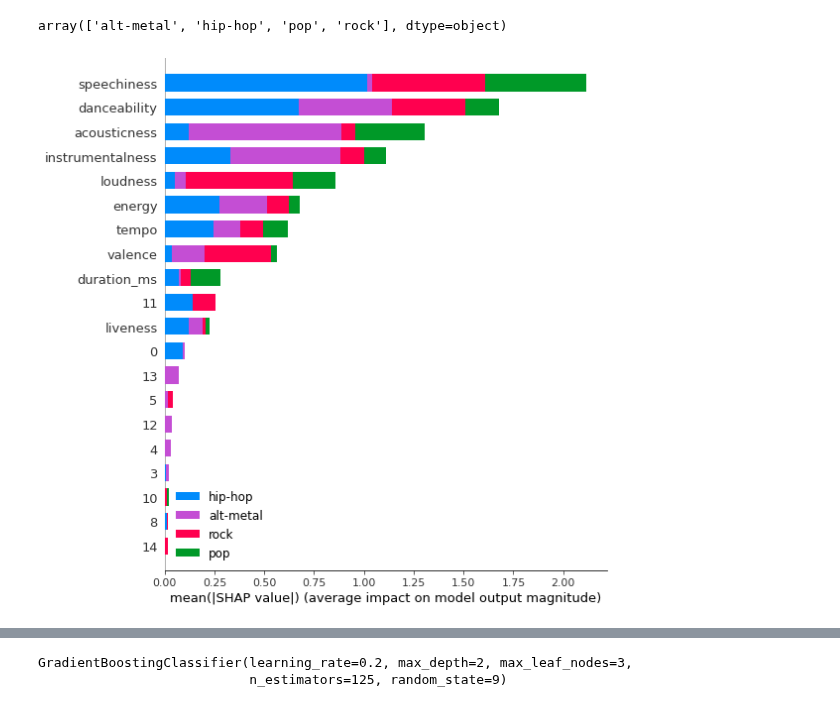
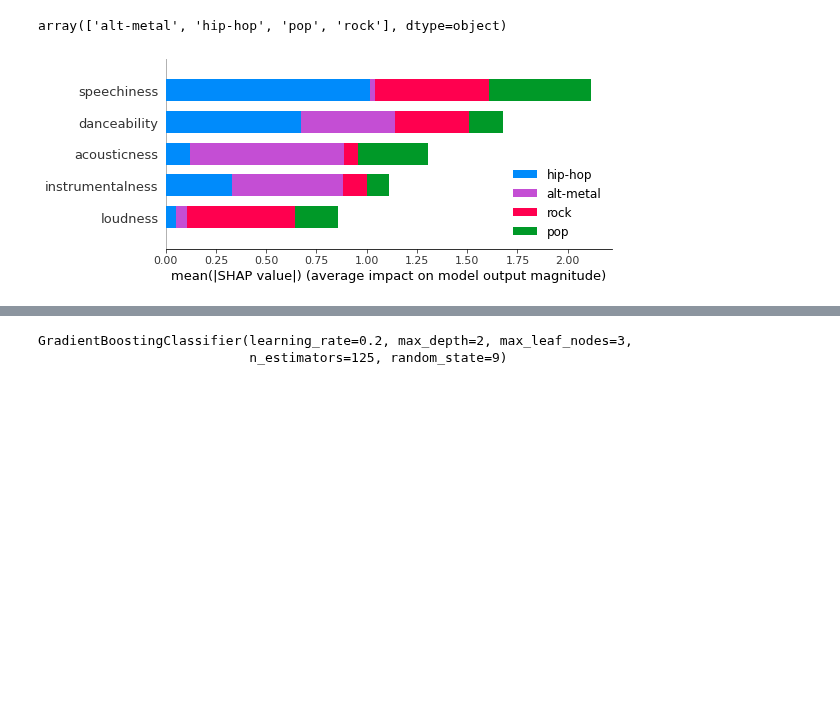
Before and after one commit to Hadryan/Music-Recommendation-System-24, a Jupyter notebook: Notebook-2-Predict-Genre-Data-Modeling.ipynb, the cells around one changed output, grey strips where cells are left out. Cells and saved outputs as stored; diff of their text form; code cells hidden in the pictures; blank space fills up the shorter version.

```diff
--- a/Notebook-2-Predict-Genre-Data-Modeling.ipynb
+++ b/Notebook-2-Predict-Genre-Data-Modeling.ipynb
@@ -705,12 +705,13 @@ array(['alt-metal', 'hip-hop', 'pop', 'rock'], dtype=object)
 # %%
 explainer = shap.TreeExplainer(vclf_xgbc)
 shap_values = explainer.shap_values(final_ohe)
 shap.summary_plot(shap_values, features=final_ohe,
                   feature_names=final_ohe.columns,
                   class_names = voting_clf.classes_,
-                  title = "XGBC Feature Importance")
+                  title = "XGBC Feature Importance",
+                  max_display = 5)
 # %% [output]
-[figure, old version]
+[figure, new version]
 # %%
 explainer = shap.TreeExplainer(vclf_rf)
 shap_values = explainer.shap_values(final_ohe)
```
Also changed, not shown: parts of 1 cell of this notebook.
